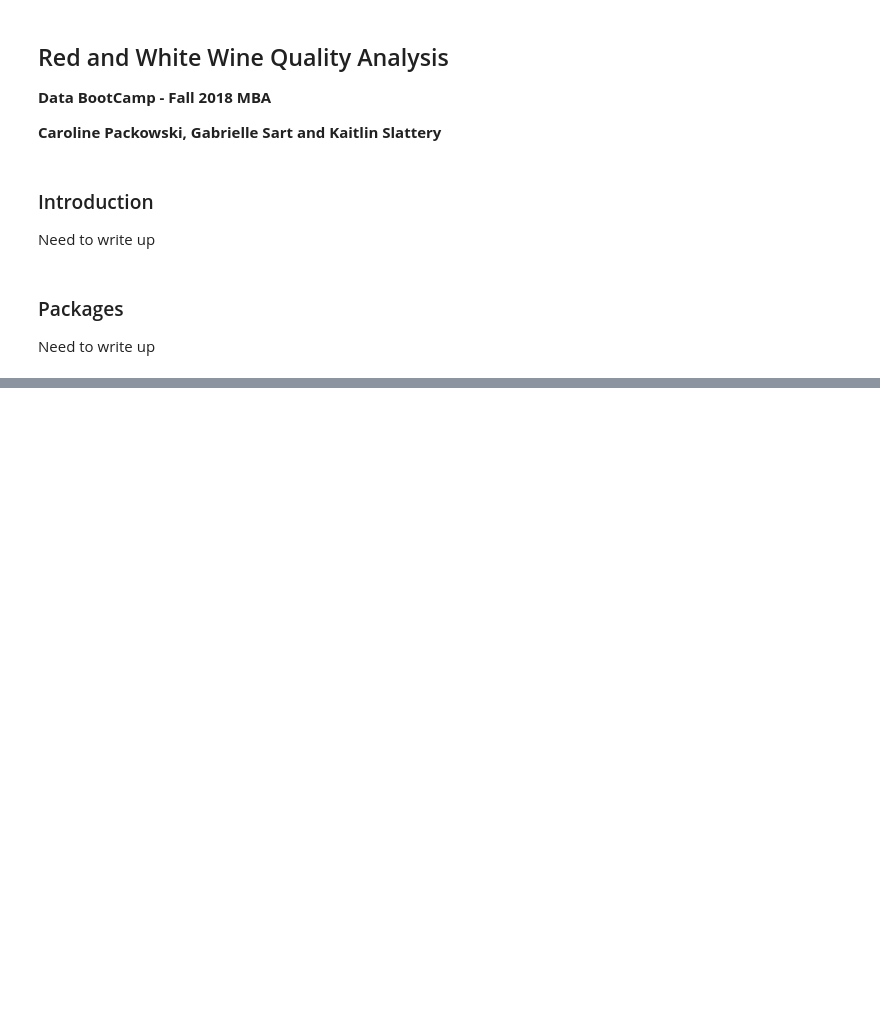
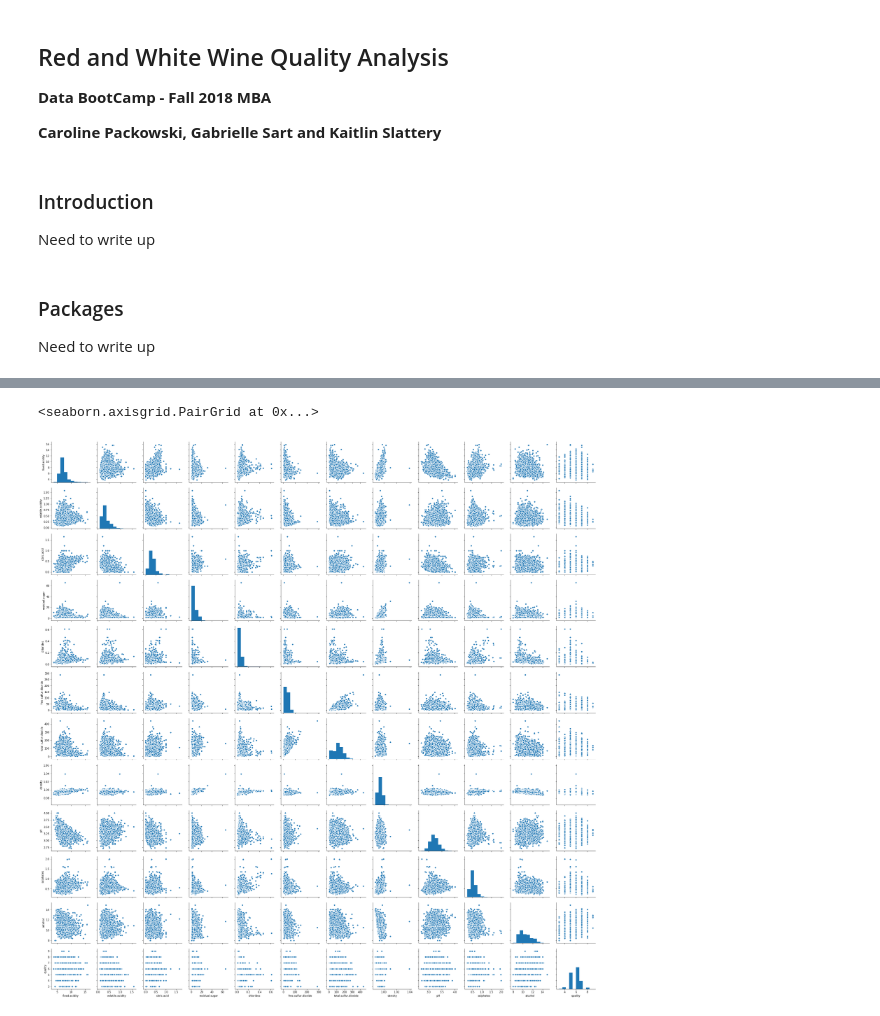
Before and after one commit to krs520/Data-Bootcamp-Project, a Jupyter notebook: Wine Quality Project.ipynb, the cells around one changed output, grey strips where cells are left out. Drawn from its saved outputs; the diff is of its cells as text; code cells hidden in the pictures; blank space fills up the shorter version.

```diff
--- a/Wine Quality Project.ipynb
+++ b/Wine Quality Project.ipynb
@@ -33,0 +89,10 @@ dfred = dfred.drop('Unnamed: 0',axis=1) # Drop the first column that is a counte
+# %%
+# Want to merge it into one dataset, each with another column for Type - Red or White
+
+dfwhite['type']='White' # Added a column to dfwhite for 'Type' = 'White'
+dfred['type']='Red' # Added a column to dfred for 'Type' = 'Red'
+
+frames = [dfwhite, dfred]
+df = pd.concat(frames) # Create a new dataframe merging dfwhite and dfred
+
+df
@@ -33,0 +151,7 @@ dfred = dfred.drop('Unnamed: 0',axis=1) # Drop the first column that is a counte
+# %%
+sns.pairplot(df) # WOAH, lots going on here - i'm just experimenting really
+
+# i was skimming this article - need to read closer https://towardsdatascience.com/linear-regression-using-python-ce21aa90ade6
+# %% [output]
+<seaborn.axisgrid.PairGrid at 0x...>
+[figure, added]
```
Also changed, not shown: parts of 10 cells of this notebook.
